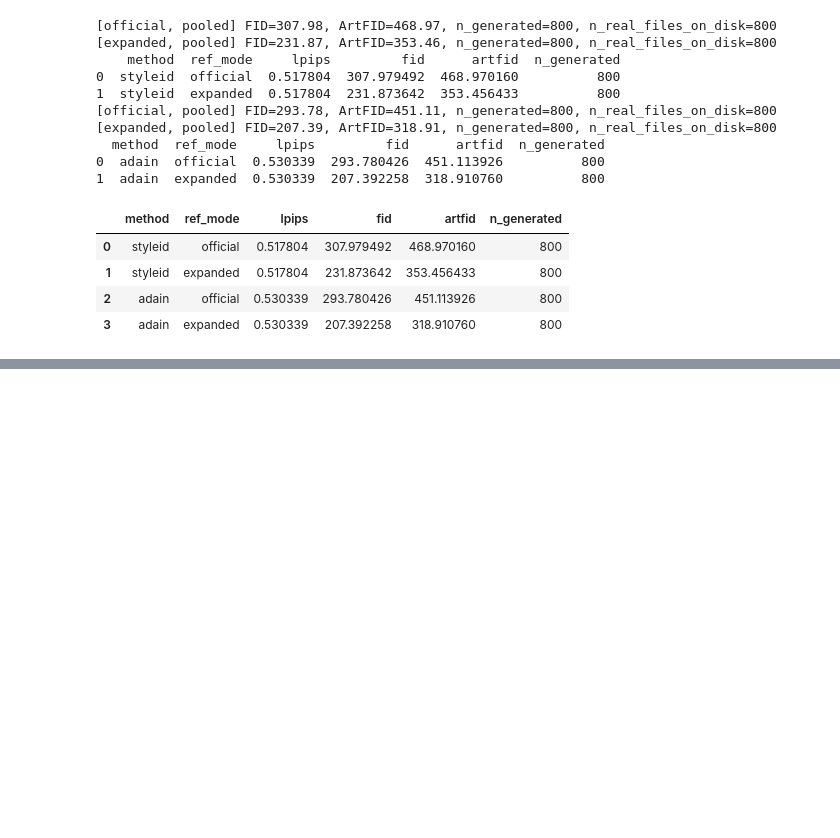
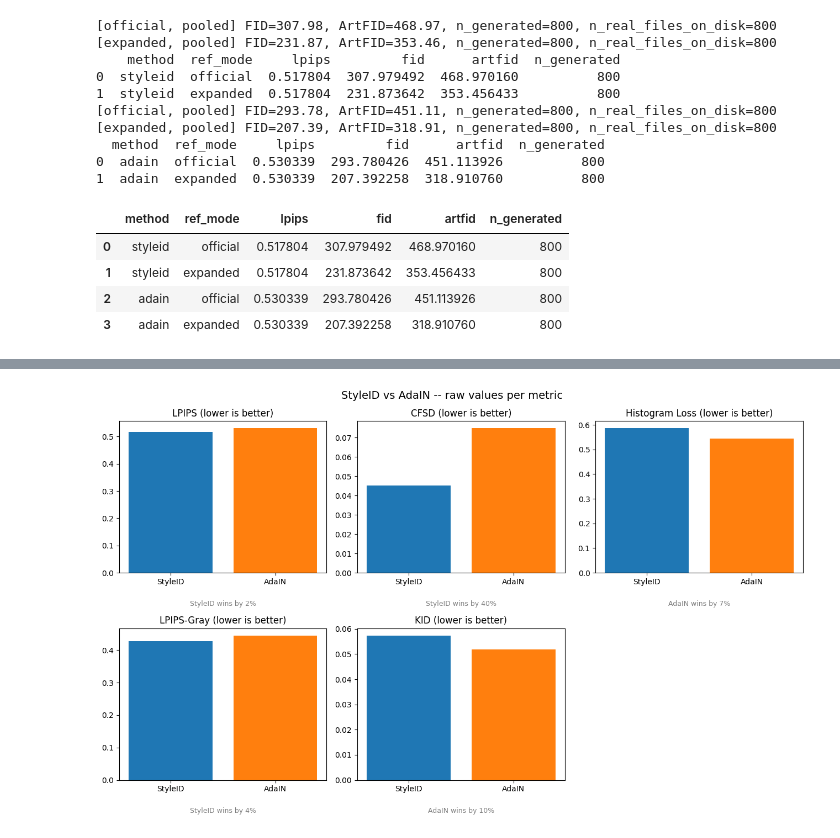
Before and after one commit to lcg077/ECE1508-Deep-Generative-Models-Project, a Jupyter notebook: ECE1508G.ipynb, the cells around one changed output, grey strips where cells are left out. Drawn from its saved outputs; the diff is of its cells as text; code cells hidden in the pictures; blank space fills up the shorter version.

```diff
--- a/ECE1508G.ipynb
+++ b/ECE1508G.ipynb
@@ -1312,0 +1601,21 @@ pooled_comparison
+# %%
+fig, axes = plt.subplots(2, 3, figsize=(13, 8))
+axes = axes.flatten()
+
+for i, (metric, s_val, a_val) in enumerate(zip(metrics, styleid_vals, adain_vals)):
+    ax = axes[i]
+    ax.bar(["StyleID", "AdaIN"], [s_val, a_val], color=["tab:blue", "tab:orange"])
+    ax.set_title(f"{metric} (lower is better)")
+    gap_pct = abs(s_val - a_val) / max(s_val, a_val) * 100
+    winner = "StyleID" if s_val < a_val else "AdaIN"
+    ax.text(0.5, -0.18, f"{winner} wins by {gap_pct:.0f}%",
+            ha="center", va="top", transform=ax.transAxes, fontsize=9, color="gray")
+
+axes[-1].axis("off")  # empty 6th slot (only 5 metrics)
+
+fig.suptitle("StyleID vs AdaIN -- raw values per metric", fontsize=14)
+plt.tight_layout()
+plt.savefig(f"{FINAL_RESULTS_DIR}/metrics_bar_raw.png", dpi=150, bbox_inches="tight")
+plt.show()
+# %% [output]
+[figure, added]
```
Also changed, not shown: parts of 13 cells of this notebook.
